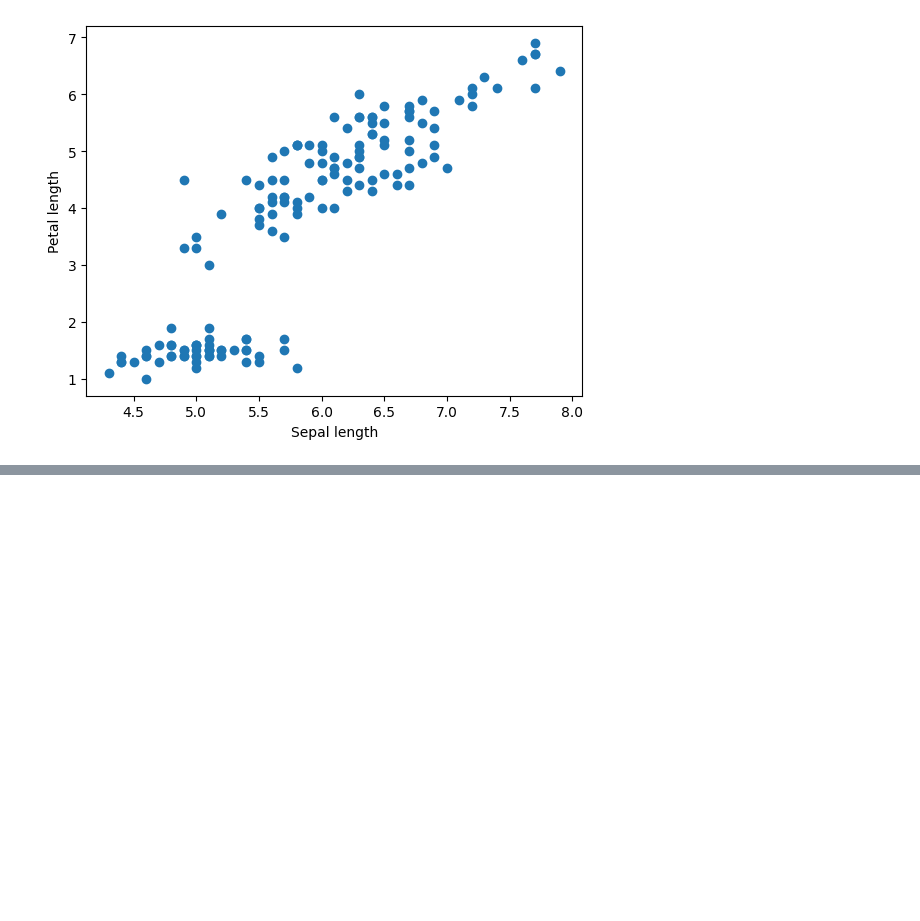
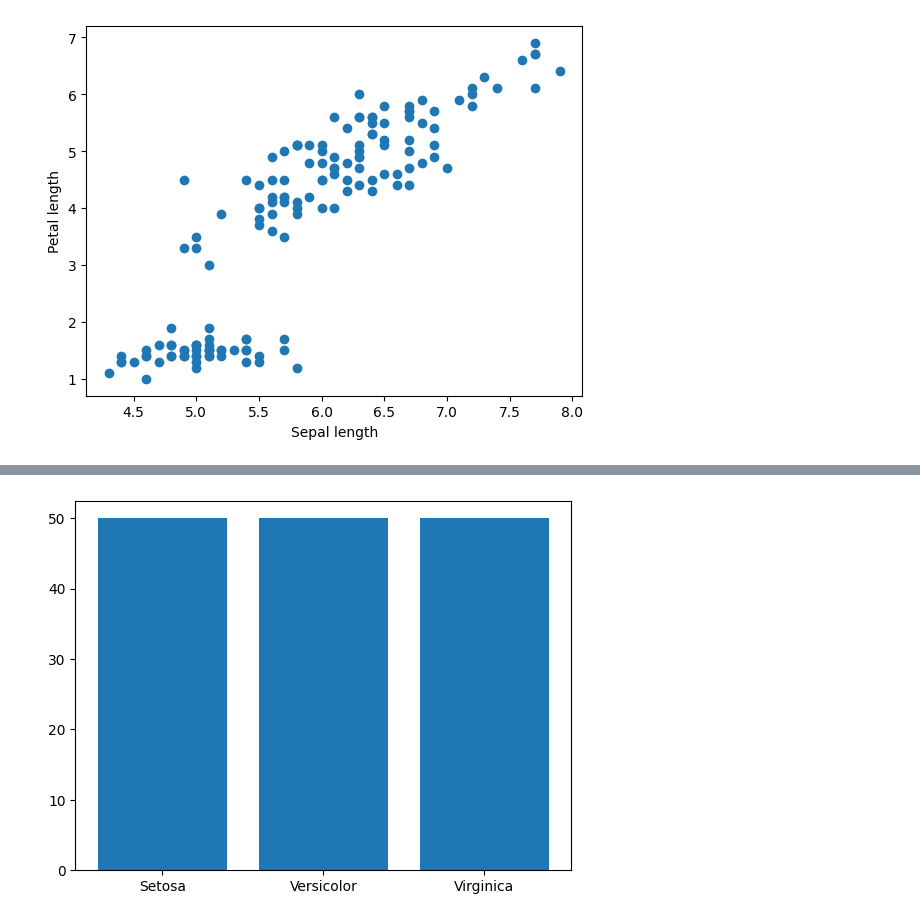
Before and after one commit to krishn12323/aiml_lab, a Jupyter notebook: lab2.ipynb, the cells around one changed output, grey strips where cells are left out. Cells and saved outputs as stored; diff of their text form; code cells hidden in the pictures; blank space fills up the shorter version.

```diff
--- a/lab2.ipynb
+++ b/lab2.ipynb
@@ -38,0 +47,8 @@ plt.show()
+# %%
+#A5
+species=['Setosa','Versicolor','Virginica']
+count=df['target'].value_counts()
+plt.bar(species,count)
+plt.show()
+# %% [output]
+[figure, added]
```
Also changed, not shown: parts of 3 cells of this notebook.
